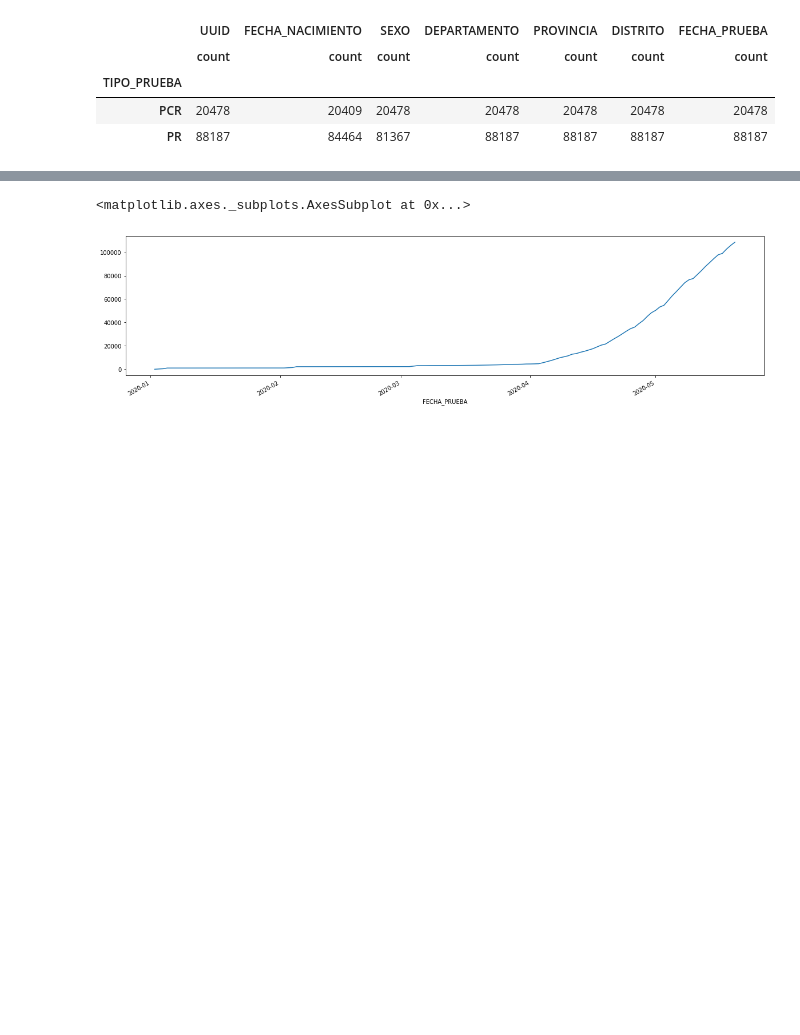
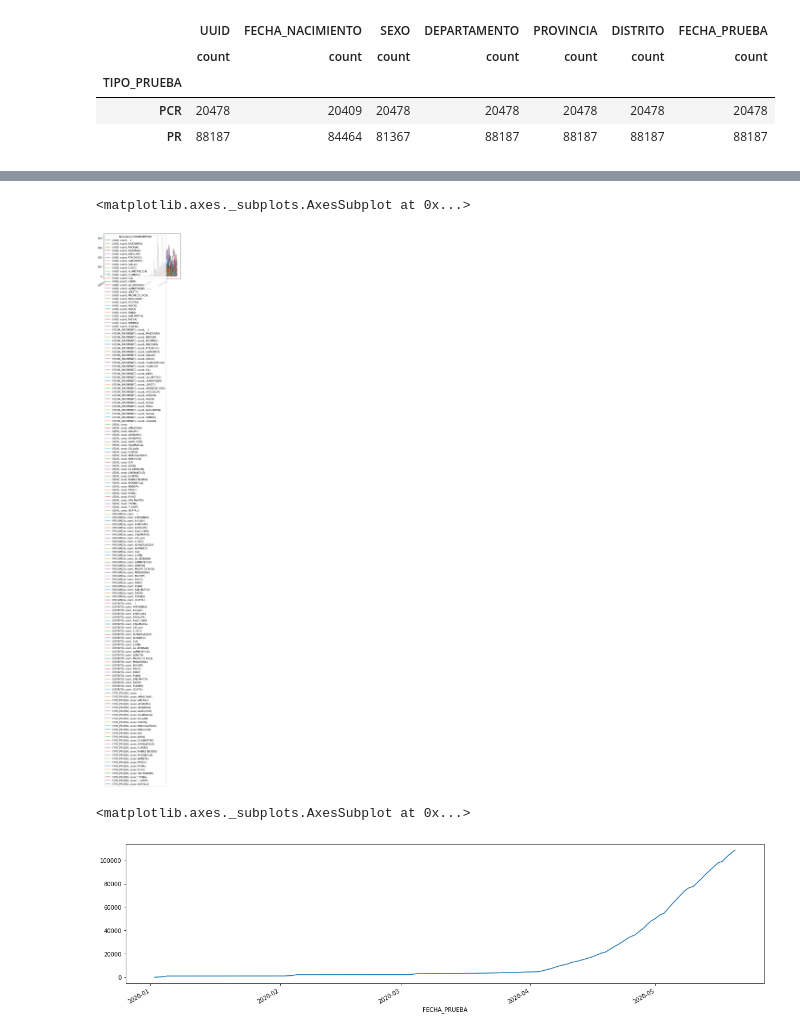
Before and after one commit to gissemari/covid19Peru, a Jupyter notebook: MINSA - PERU.ipynb, the cells around one changed output, grey strips where cells are left out. Cells and saved outputs as stored; diff of their text form; code cells hidden in the pictures; blank space fills up the shorter version.

```diff
--- a/MINSA - PERU.ipynb
+++ b/MINSA - PERU.ipynb
@@ -239,0 +207,6 @@ provincias.groupby(['DEPARTAMENTO','FECHA_PRUEBA']).agg(['count']).unstack(level
+# %%
+provincias = data[data['DEPARTAMENTO']!='LIMA']
+provincias.groupby(['DEPARTAMENTO','FECHA_PRUEBA']).agg(['count']).unstack(level=0).plot()
+# %% [output]
+<matplotlib.axes._subplots.AxesSubplot at 0x...>
+[figure, added]
```
Also changed, not shown: parts of 38 cells of this notebook.
